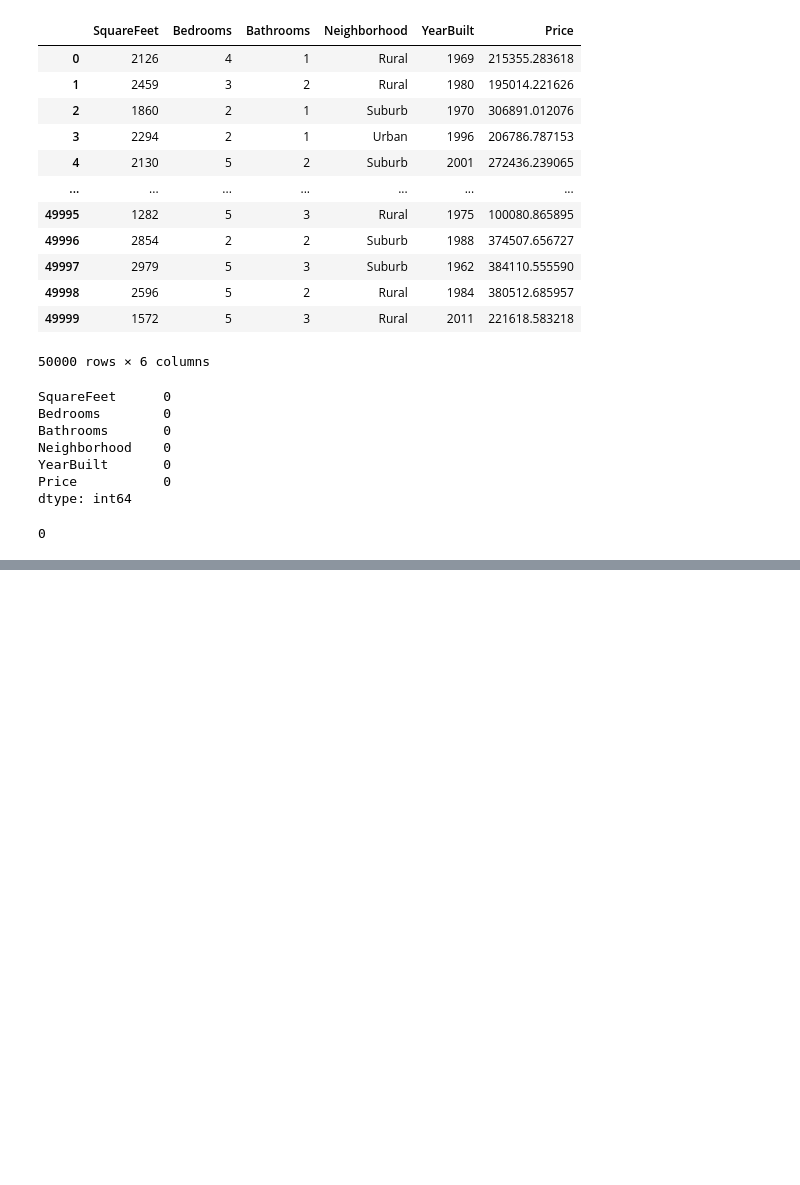
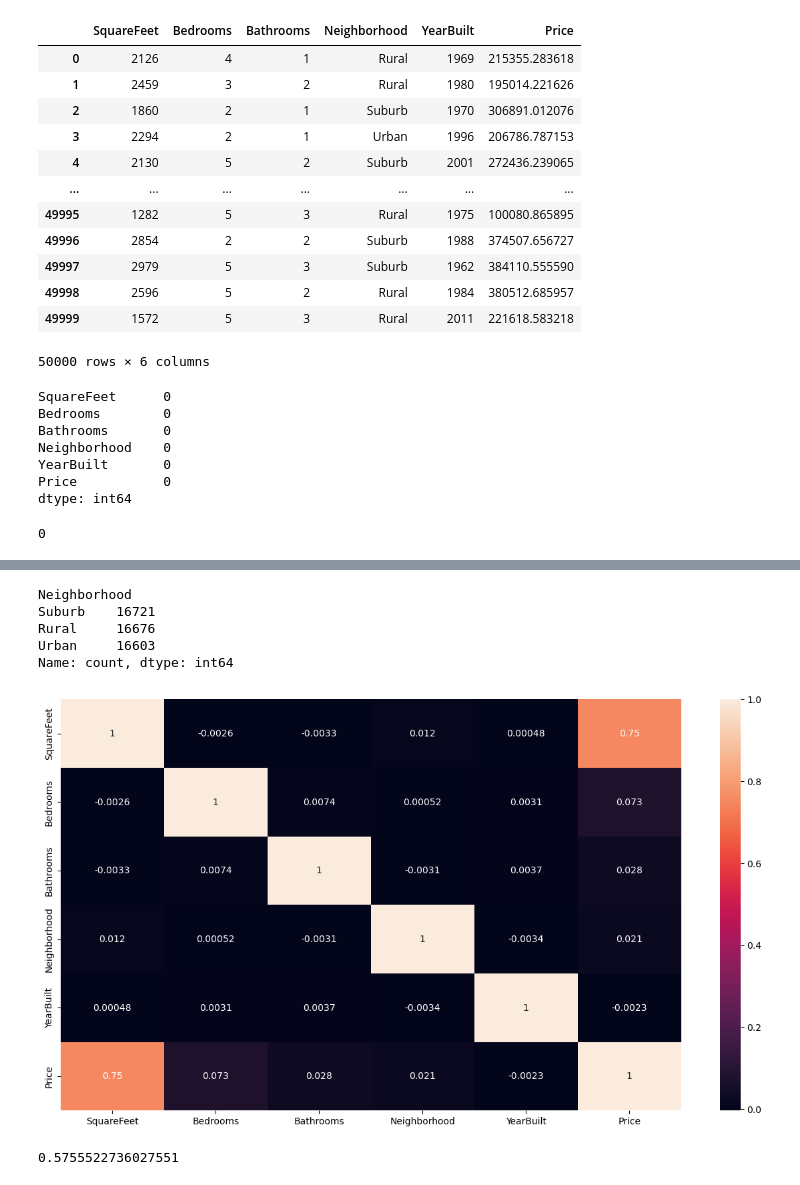
Before and after one commit to MaukanMir/House-Construction-Price-Prediction, a Jupyter notebook: training.ipynb, the cells around one changed output, grey strips where cells are left out. Cells and saved outputs as stored; diff of their text form; code cells hidden in the pictures; blank space fills up the shorter version.

```diff
--- a/training.ipynb
+++ b/training.ipynb
@@ -119,0 +130,35 @@ df.duplicated().sum()
+# %%
+df["Neighborhood"].value_counts()
+# %% [output]
+Neighborhood
+Suburb    16721
+Rural     16676
+Urban     16603
+Name: count, dtype: int64
+# %%
+neighborhood_keys = {"Suburb": 0, "Rural": 1, "Urban": 2}
+df["Neighborhood"] = df["Neighborhood"].apply(lambda x: neighborhood_keys[x])
+# %%
+plt.figure(figsize=(15,8))
+relations = df.corr()
+sns.heatmap(data=relations,annot=True)
+plt.show()
+# %% [output]
+[figure, added]
+# %%
+X, y = df.drop("Price", axis=1), df["Price"]
+
+
+X_train, X_test, y_train_encoded, y_test_encoded = train_test_split(X, y, test_size=0.2, random_state=42)
+
+scaler = StandardScaler()
+lr = LinearRegression()
+
+X_train_scaled, X_test_scaled = scaler.fit_transform(X_train), scaler.transform(X_test)
+
+lr.fit(X_train_scaled, y_train_encoded)
+predictions = lr.predict(X_test_scaled)
+accuracy = lr.score(X_test_scaled, y_test_encoded)
+accuracy
+# %% [output]
+0.5755522736027551
```
Also changed, not shown: parts of 2 cells of this notebook.
